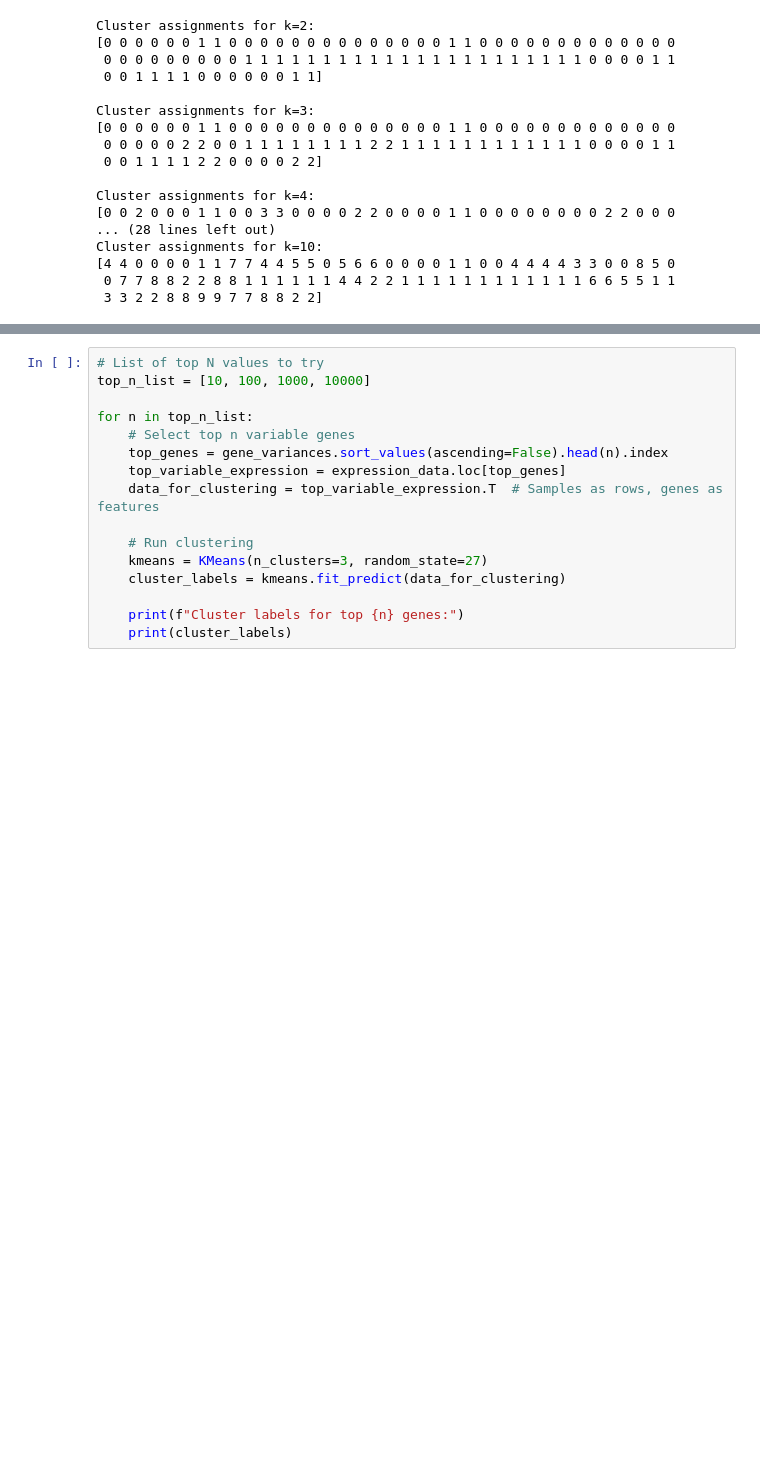
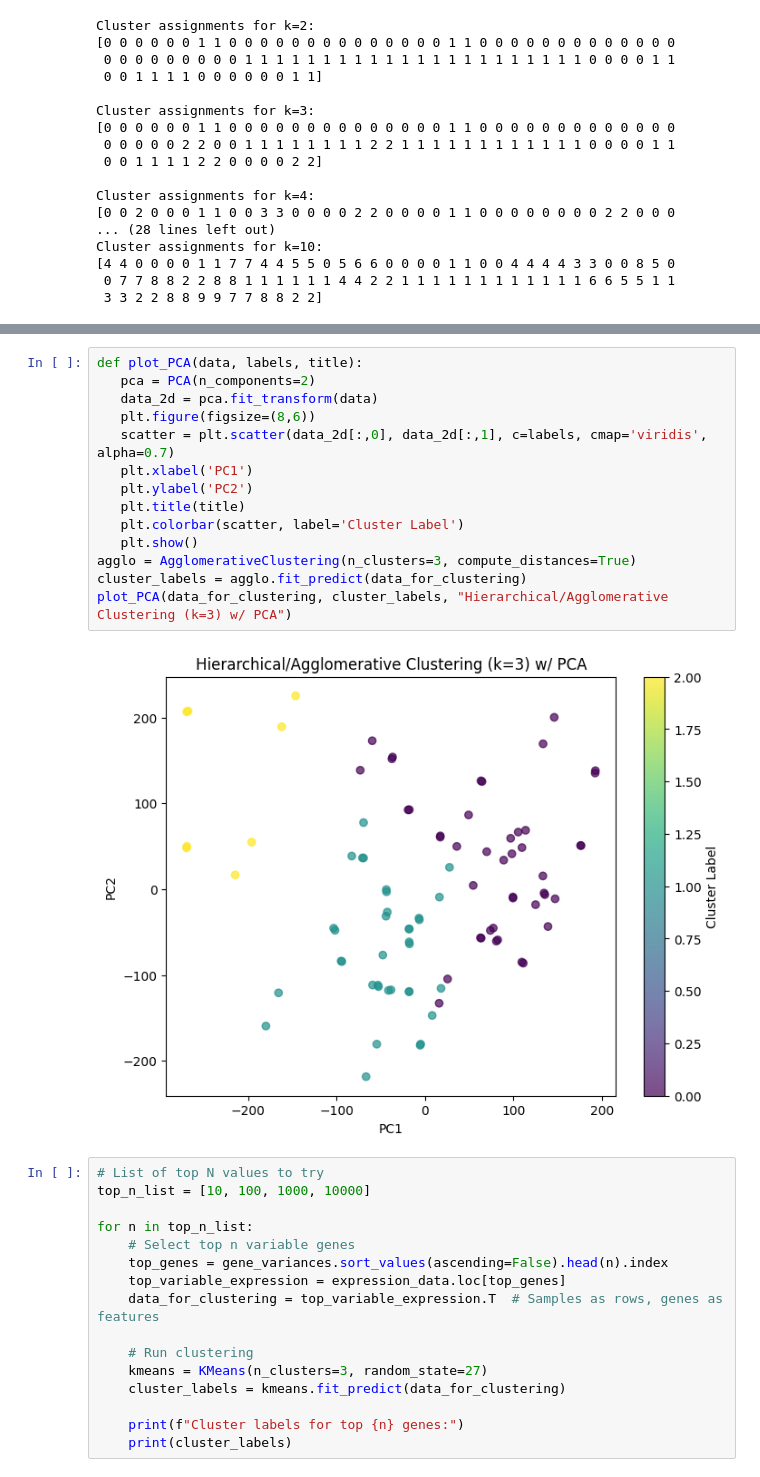
Before and after one commit to jamesh5391/bariatric-rna-seq, a Jupyter notebook: src/unsupervised_learning.ipynb, the cells around one changed output, grey strips where cells are left out. Drawn from its saved outputs; the diff is of its cells as text; blank space fills up the shorter version.

Commit message:
James new clustering method

```diff
--- a/src/unsupervised_learning.ipynb
+++ b/src/unsupervised_learning.ipynb
@@ -86,3 +96,19 @@ Cluster assignments for k=10:
+# %%
+def plot_PCA(data, labels, title):
+   pca = PCA(n_components=2)
+   data_2d = pca.fit_transform(data)
+   plt.figure(figsize=(8,6))
+   scatter = plt.scatter(data_2d[:,0], data_2d[:,1], c=labels, cmap='viridis', alpha=0.7)
+   plt.xlabel('PC1')
+   plt.ylabel('PC2')
+   plt.title(title)
+   plt.colorbar(scatter, label='Cluster Label')
+   plt.show()
+agglo = AgglomerativeClustering(n_clusters=3, compute_distances=True)
+cluster_labels = agglo.fit_predict(data_for_clustering)
+plot_PCA(data_for_clustering, cluster_labels, "Hierarchical/Agglomerative Clustering (k=3) w/ PCA")
+# %% [output]
+[figure, added]
 # %%
 # List of top N values to try
 top_n_list = [10, 100, 1000, 10000]
```
Also changed, not shown: parts of 4 cells of this notebook.
